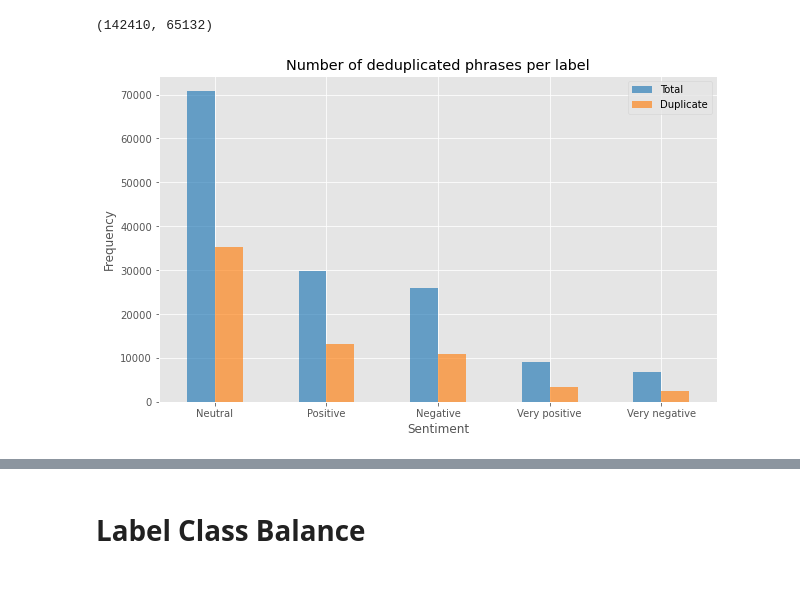
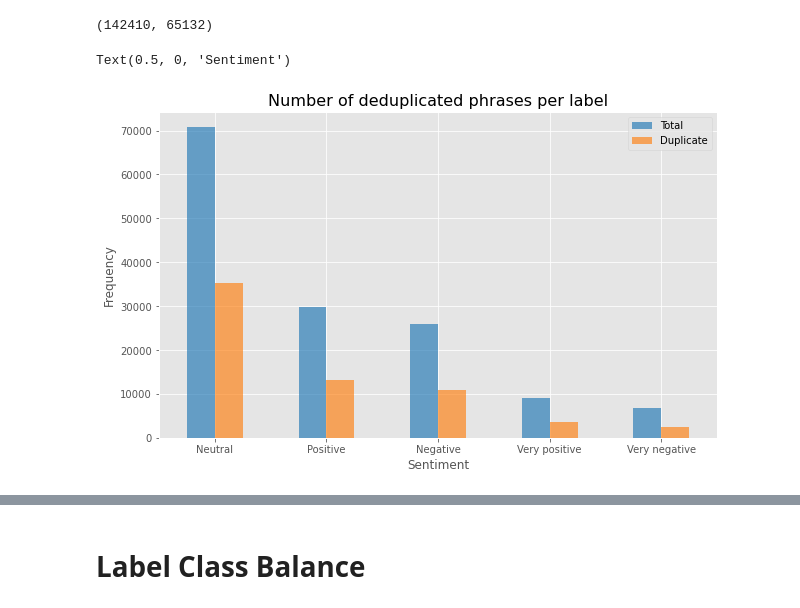
Before and after one commit to oaarnikoivu/dme-sentiment, a Jupyter notebook: EDA.ipynb, the cells around one changed output, grey strips where cells are left out. Drawn from its saved outputs; the diff is of its cells as text; code cells hidden in the pictures.

```diff
--- a/EDA.ipynb
+++ b/EDA.ipynb
@@ -161,13 +171,14 @@ dupls['Total'].sum(), dupls['Duplicate'].sum()
 # %%
 ax = dupls.plot(kind='bar', stacked=False, alpha=0.65, figsize=(10,6))
 ax.set_xticklabels(['Neutral', 'Positive', 'Negative', 'Very positive', 'Very negative'], rotation=0)
-ax.set_title('Number of deduplicated phrases per label')
+ax.set_title('Number of deduplicated phrases per label', fontsize=16)
 ax.set_ylabel('Frequency')
 ax.set_xlabel('Sentiment')
 
-plt.savefig('dupls', dpi=300)
+# plt.savefig('dupls', dpi=300)
 # %% [output]
+Text(0.5, 0, 'Sentiment')
-[figure, old version]
+[figure, new version]
 # %%
 phrases_to_dedup = []
 
```
Also changed, not shown: parts of 34 cells of this notebook, 2 other files.
